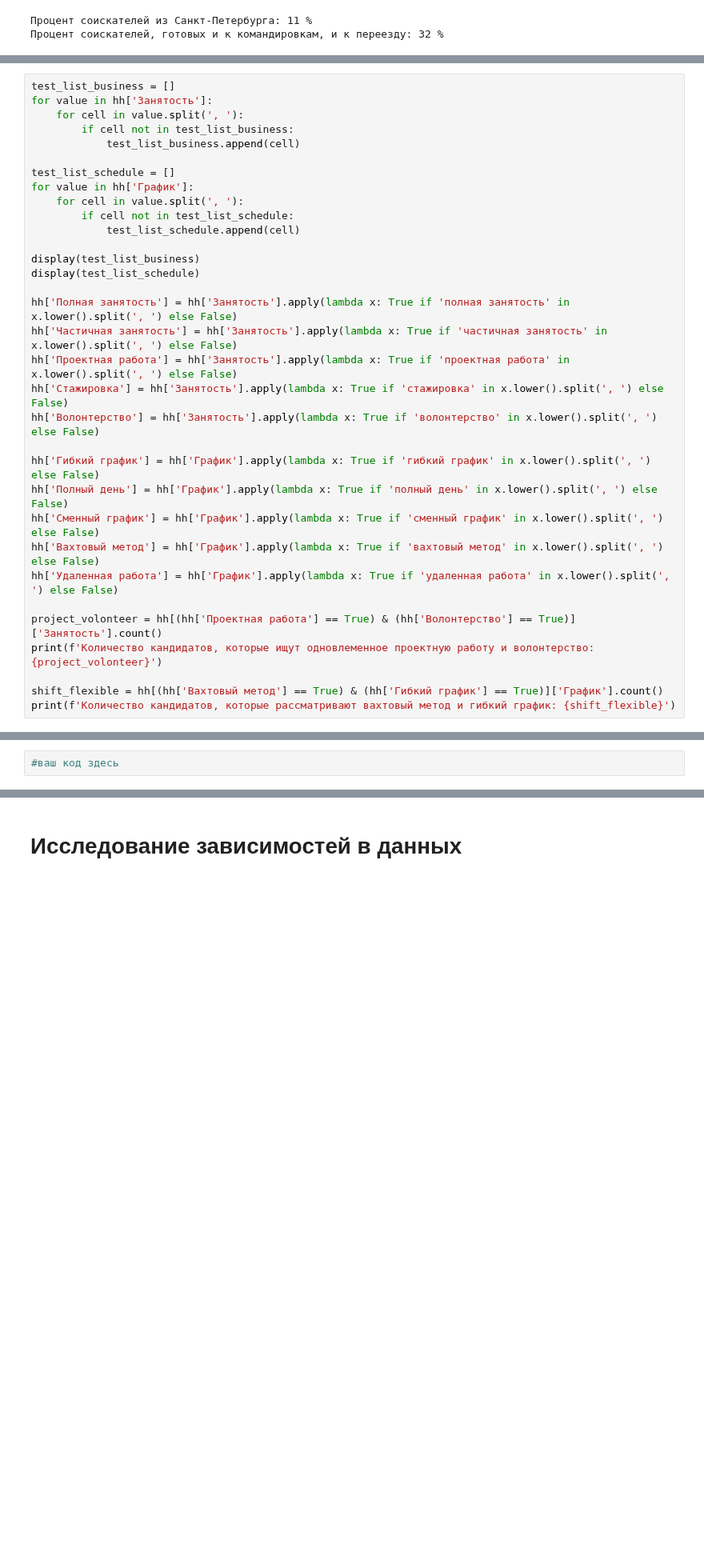
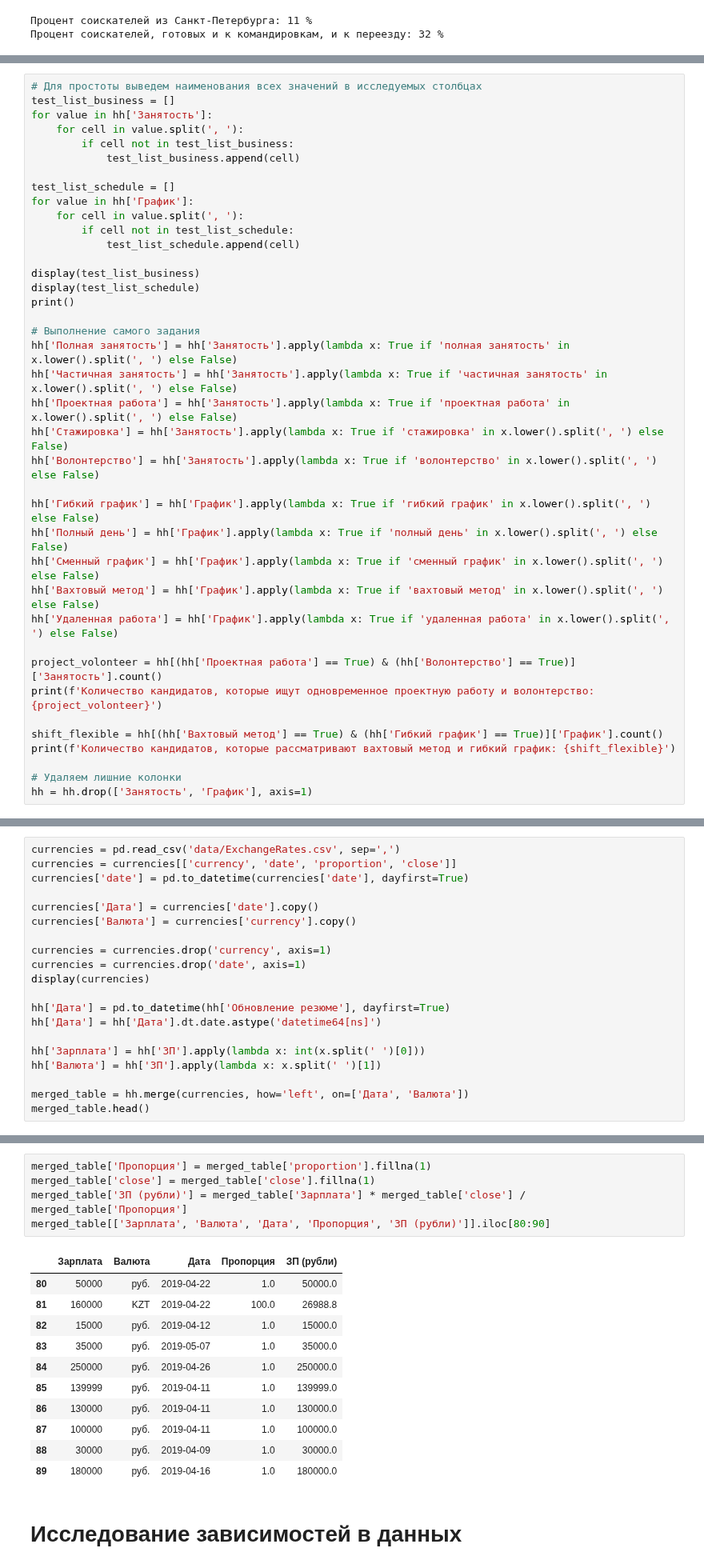
Before and after one commit to SudarickovIlya/SF_DS_Ilya, a Jupyter notebook: Project_1/Project-1._Ноутбук-шаблон.ipynb, the cells around one changed output, grey strips where cells are left out. Shown at 80% size. Drawn from its saved outputs; the diff is of its cells as text; blank space fills up the shorter version.

Commit message:
Barely finished currencies

```diff
--- a/Project_1/Project-1._Ноутбук-шаблон.ipynb
+++ b/Project_1/Project-1._Ноутбук-шаблон.ipynb
@@ -327,6 +327,7 @@ hh = hh.drop(columns=['Временный столбец для локаций',
 <img src=https://raw.githubusercontent.com/AndreyRysistov/DatasetsForPandas/main/ohe.jpg>
 Выполните данное преобразование для признаков "Занятость" и "График", ответьте на контрольные вопросы, после чего удалите их из таблицы
 # %%
+# Для простоты выведем наименования всех значений в исследуемых столбцах
 test_list_business = []
 for value in hh['Занятость']:
     for cell in value.split(', '):
@@ -341,7 +342,9 @@ for value in hh['График']:
 
 display(test_list_business)
 display(test_list_schedule)
+print()
 
+# Выполнение самого задания
 hh['Полная занятость'] = hh['Занятость'].apply(lambda x: True if 'полная занятость' in x.lower().split(', ') else False)
 hh['Частичная занятость'] = hh['Занятость'].apply(lambda x: True if 'частичная занятость' in x.lower().split(', ') else False)
 hh['Проектная работа'] = hh['Занятость'].apply(lambda x: True if 'проектная работа' in x.lower().split(', ') else False)
@@ -355,10 +358,13 @@ hh['Вахтовый метод'] = hh['График'].apply(lambda x: True if '
 hh['Удаленная работа'] = hh['График'].apply(lambda x: True if 'удаленная работа' in x.lower().split(', ') else False)
 
 project_volonteer = hh[(hh['Проектная работа'] == True) & (hh['Волонтерство'] == True)]['Занятость'].count()
-print(f'Количество кандидатов, которые ищут одновлеменное проектную работу и волонтерство: {project_volonteer}')
+print(f'Количество кандидатов, которые ищут одновременное проектную работу и волонтерство: {project_volonteer}')
 
 shift_flexible = hh[(hh['Вахтовый метод'] == True) & (hh['Гибкий график'] == True)]['График'].count()
 print(f'Количество кандидатов, которые рассматривают вахтовый метод и гибкий график: {shift_flexible}')
+
+# Удаляем лишние колонки
+hh = hh.drop(['Занятость', 'График'], axis=1)
 # %% [output]
 ['частичная занятость',
  'проектная работа',
@@ -410,4 +416,22 @@ print(f'Количество кандидатов, которые рассмат
 3. Присоединить к таблице с резюме таблицу с курсами по столбцам с датой и названием валюты (подумайте, какой тип объединения надо выбрать, чтобы в таблице с резюме сохранились данные о заработной плате, изначально представленной в рублях). Значение close для рубля заполнить единицей 1 (курс рубля самого к себе)
 4. Умножить сумму желаемой заработной платы на присоединенный курс валюты (close) и разделить на пропорцию (обратите внимание на пропуски после объединения в этих столбцах), результат занести в новый столбец "ЗП (руб)".
 # %%
-#ваш код здесь
+currencies = pd.read_csv('data/ExchangeRates.csv', sep=',')
+currencies = currencies[['currency', 'date', 'proportion', 'close']]
+currencies['date'] = pd.to_datetime(currencies['date'], dayfirst=True)
+
+currencies['Дата'] = currencies['date'].copy()
+currencies['Валюта'] = currencies['currency'].copy()
+
+currencies = currencies.drop('currency', axis=1)
+currencies = currencies.drop('date', axis=1)
+display(currencies)
+
+hh['Дата'] = pd.to_datetime(hh['Обновление резюме'], dayfirst=True)
+hh['Дата'] = hh['Дата'].dt.date.astype('datetime64[ns]')
+
+hh['Зарплата'] = hh['ЗП'].apply(lambda x: int(x.split(' ')[0]))
+hh['Валюта'] = hh['ЗП'].apply(lambda x: x.split(' ')[1])
+
+merged_table = hh.merge(currencies, how='left', on=['Дата', 'Валюта'])
+merged_table.head()
@@ -414,3 +459,20 @@ print(f'Количество кандидатов, которые рассмат
+# %%
+merged_table['Пропорция'] = merged_table['proportion'].fillna(1)
+merged_table['close'] = merged_table['close'].fillna(1)
+merged_table['ЗП (рубли)'] = merged_table['Зарплата'] * merged_table['close'] / merged_table['Пропорция']
+merged_table[['Зарплата', 'Валюта', 'Дата', 'Пропорция', 'ЗП (рубли)']].iloc[80:90]
+# %% [output]
+|  | Зарплата | Валюта | Дата | Пропорция | ЗП (рубли) |
+| 80 | 50000 | руб. | 2019-04-22 | 1.0 | 50000.0 |
+| 81 | 160000 | KZT | 2019-04-22 | 100.0 | 26988.8 |
+| 82 | 15000 | руб. | 2019-04-12 | 1.0 | 15000.0 |
+| 83 | 35000 | руб. | 2019-05-07 | 1.0 | 35000.0 |
+| 84 | 250000 | руб. | 2019-04-26 | 1.0 | 250000.0 |
+| 85 | 139999 | руб. | 2019-04-11 | 1.0 | 139999.0 |
+| 86 | 130000 | руб. | 2019-04-11 | 1.0 | 130000.0 |
+| 87 | 100000 | руб. | 2019-04-11 | 1.0 | 100000.0 |
+| 88 | 30000 | руб. | 2019-04-09 | 1.0 | 30000.0 |
+| 89 | 180000 | руб. | 2019-04-16 | 1.0 | 180000.0 |
 # %% [markdown]
 # Исследование зависимостей в данных
 # %% [markdown]
```
Also changed, not shown: parts of 2 cells of this notebook.
